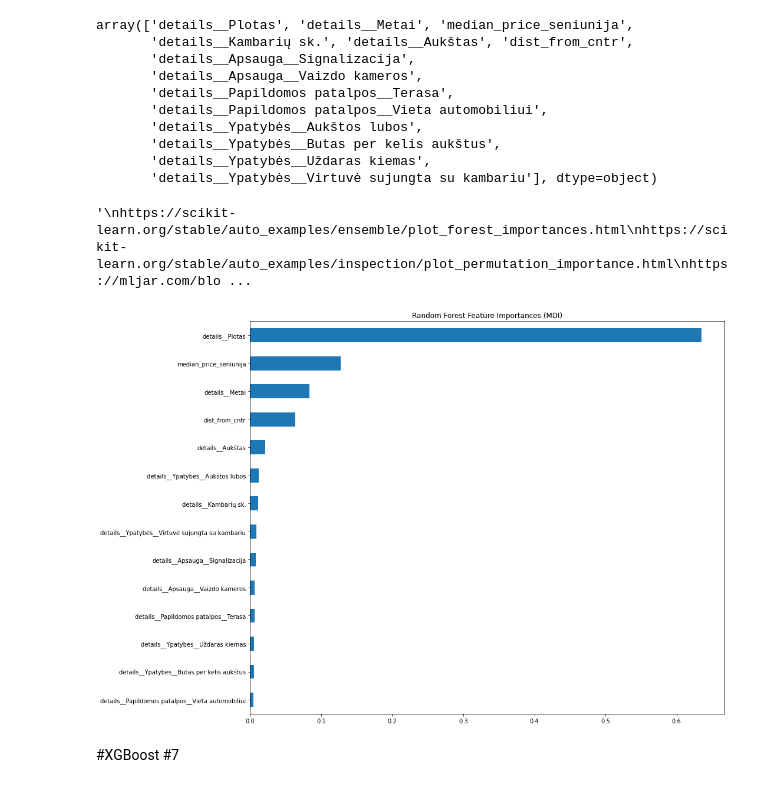
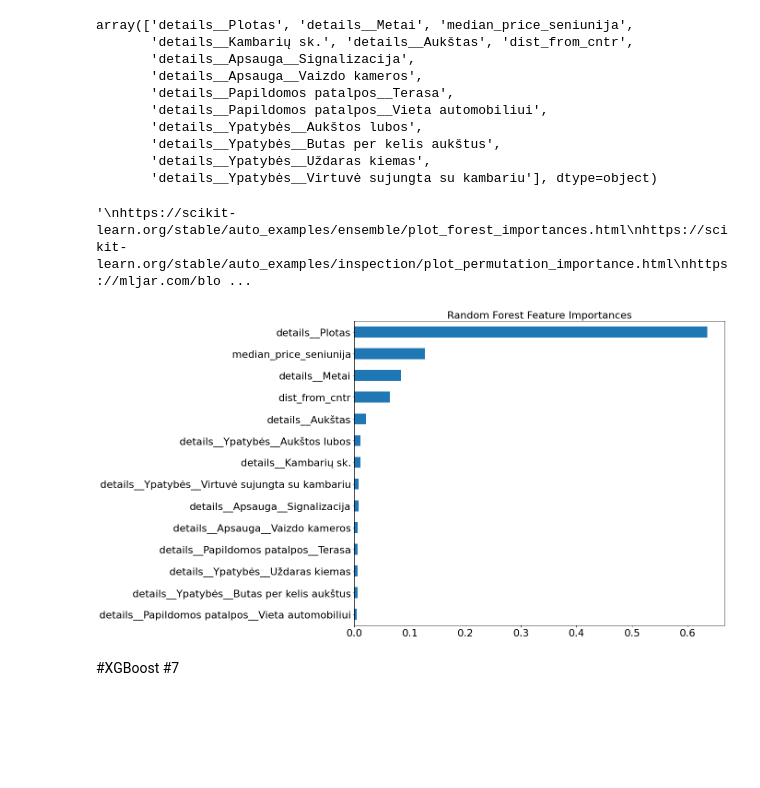
Before and after one commit to linavait/project, a Jupyter notebook: DS_Aruodas.ipynb, the cells around one changed output. Saved outputs shown, nothing was run; the diff lists cells and outputs as text; code cells hidden in the pictures; blank space fills up the shorter version.

```diff
--- a/DS_Aruodas.ipynb
+++ b/DS_Aruodas.ipynb
@@ -2416,26 +2457,28 @@ array(['details__Plotas', 'details__Metai', 'median_price_seniunija',
 # %%
 #feature_names = rf.get_feature_names_out()#[:-1]
 feature_names = rf.feature_names_in_
 
 mdi_importances = pd.Series(
     rf.feature_importances_, index=feature_names#[-1]
 ).sort_values(ascending=True)
 ax = mdi_importances.plot.barh(figsize=(15,10))
-ax.set_title("Random Forest Feature Importances (MDI)")
+ax.set_title("Random Forest Feature Importances", size=22)#(MDI - Mean Decrease in Impurity)
 ax.figure.tight_layout()
+plt.xticks(fontsize=22)
+plt.yticks(fontsize=22)
 '''
 https://scikit-learn.org/stable/auto_examples/ensemble/plot_forest_importances.html
 https://scikit-learn.org/stable/auto_examples/inspection/plot_permutation_importance.html
 https://mljar.com/blog/feature-importance-in-random-forest/
 
 https://github.com/scikit-learn/scikit-learn/commits/main/examples/inspection/plot_permutation_importance.py
 '''
 #ax
 #ax.set_figheight(150)
 #ax.set_figwidth(15)
 # %% [output]
 '\nhttps://scikit-learn.org/stable/auto_examples/ensemble/plot_forest_importances.html\nhttps://scikit-learn.org/stable/auto_examples/inspection/plot_permutation_importance.html\nhttps://mljar.com/blo ...
-[figure, old version]
+[figure, new version]
 # %% [markdown]
 #XGBoost #7
 # %%
```
Also changed, not shown: parts of 34 cells of this notebook, 1 other file.
